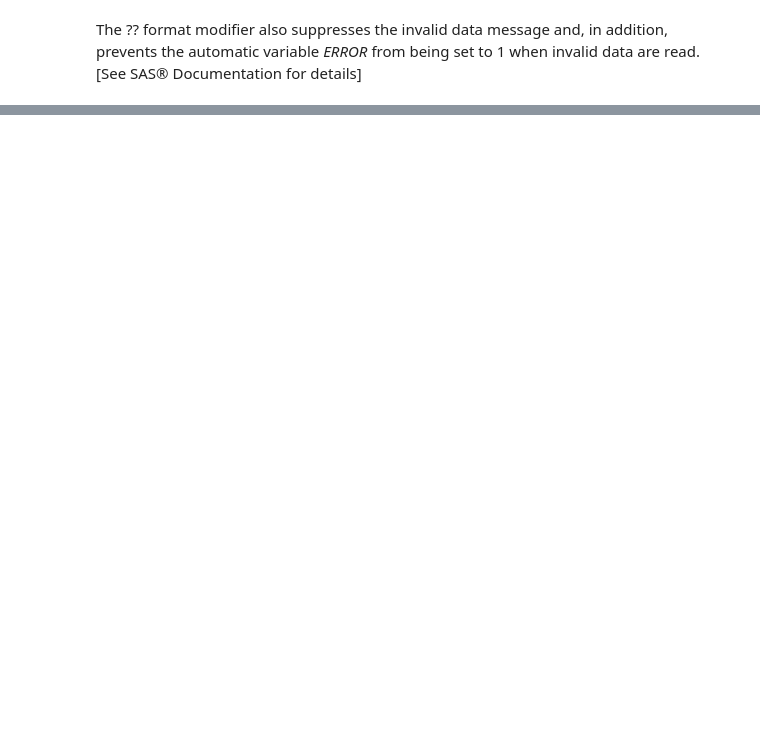
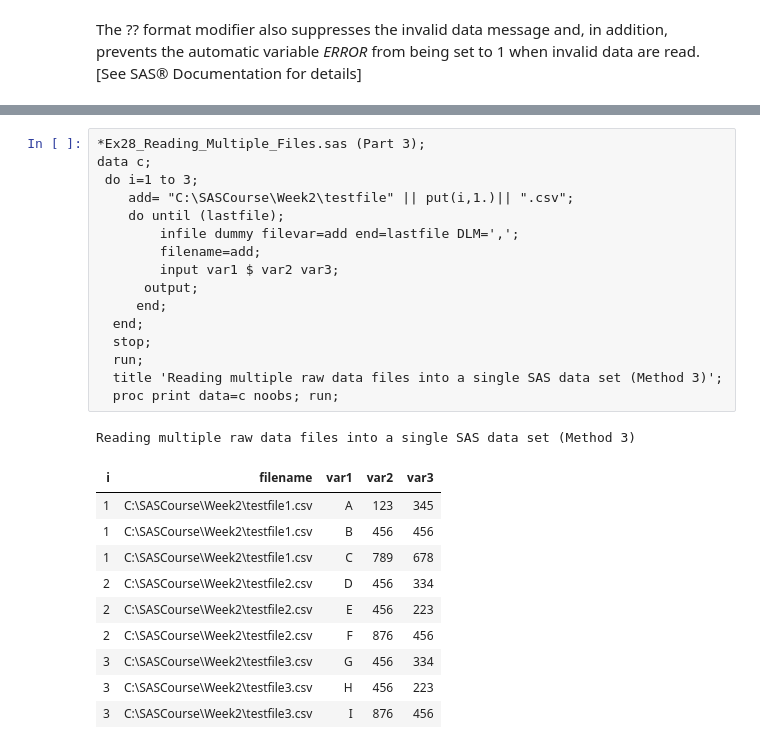
Before and after one commit to ProcJimi/curriculum, a Jupyter notebook: Week2/Week2.ipynb, the cells around one changed output, grey strips where cells are left out. Drawn from its saved outputs; the diff is of its cells as text; blank space fills up the shorter version.

```diff
--- a/Week2/Week2.ipynb
+++ b/Week2/Week2.ipynb
@@ -964,0 +1375,28 @@ proc print data= address2 noobs; run;
+# %%
+*Ex28_Reading_Multiple_Files.sas (Part 3);
+data c;
+ do i=1 to 3;
+    add= "C:\SASCourse\Week2\testfile" || put(i,1.)|| ".csv";
+    do until (lastfile);
+        infile dummy filevar=add end=lastfile DLM=',';
+        filename=add;
+        input var1 $ var2 var3;
+      output;
+     end;
+  end;
+  stop;
+  run;
+  title 'Reading multiple raw data files into a single SAS data set (Method 3)';
+  proc print data=c noobs; run;
+# %% [output]
+Reading multiple raw data files into a single SAS data set (Method 3)
+| i | filename | var1 | var2 | var3 |
+| 1 | C:\SASCourse\Week2\testfile1.csv | A | 123 | 345 |
+| 1 | C:\SASCourse\Week2\testfile1.csv | B | 456 | 456 |
+| 1 | C:\SASCourse\Week2\testfile1.csv | C | 789 | 678 |
+| 2 | C:\SASCourse\Week2\testfile2.csv | D | 456 | 334 |
+| 2 | C:\SASCourse\Week2\testfile2.csv | E | 456 | 223 |
+| 2 | C:\SASCourse\Week2\testfile2.csv | F | 876 | 456 |
+| 3 | C:\SASCourse\Week2\testfile3.csv | G | 456 | 334 |
+| 3 | C:\SASCourse\Week2\testfile3.csv | H | 456 | 223 |
+| 3 | C:\SASCourse\Week2\testfile3.csv | I | 876 | 456 |
```
Also changed, not shown: parts of 95 cells of this notebook, 24 other files.
